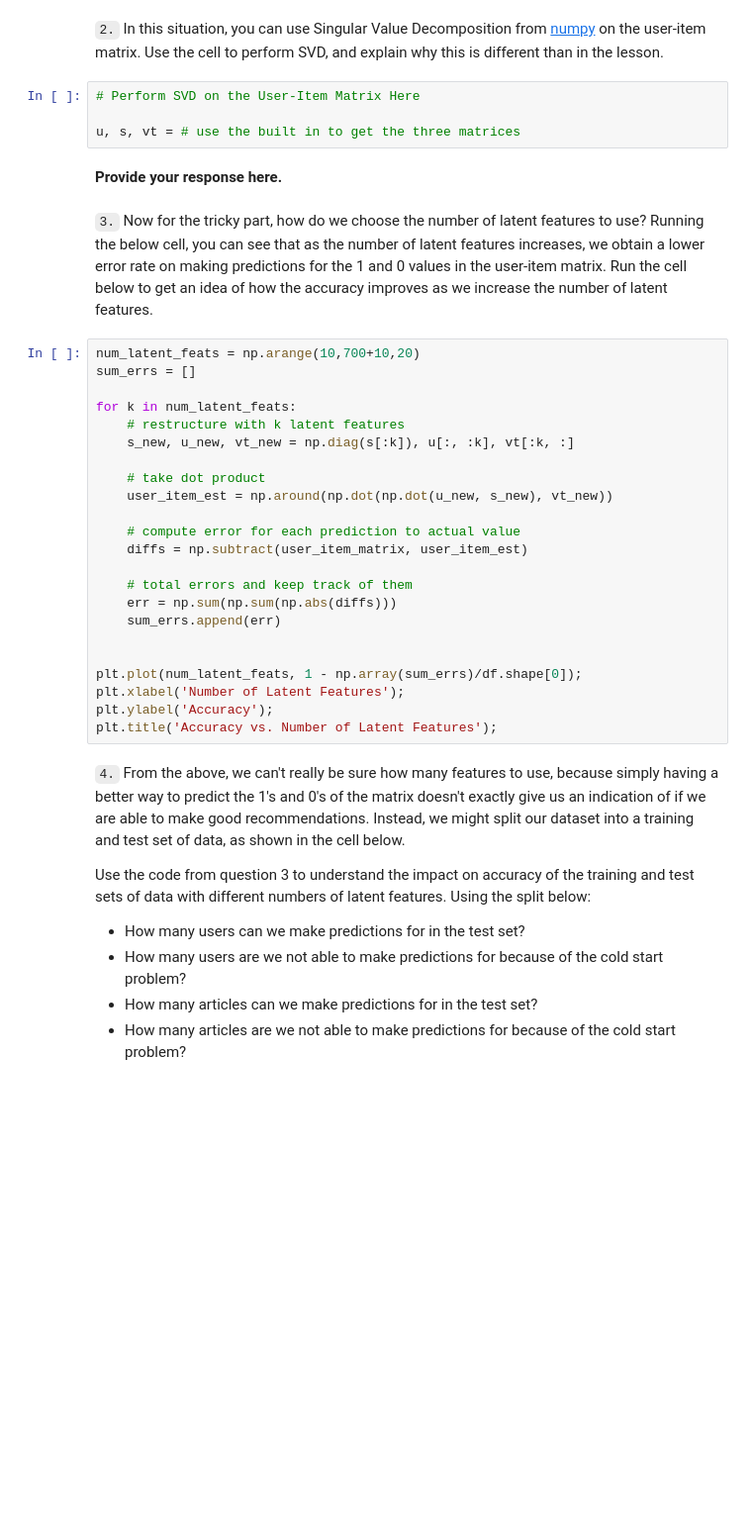
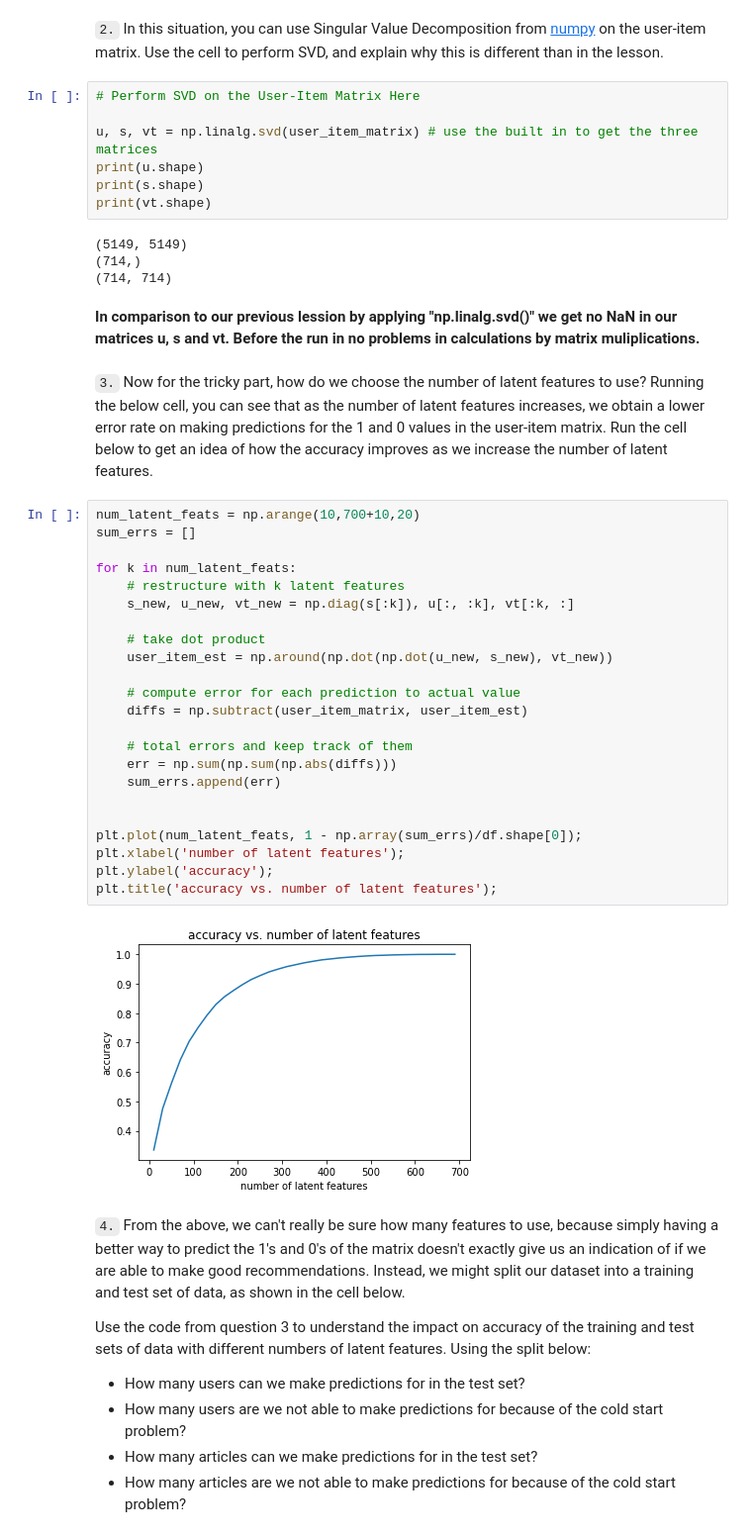
Before and after one commit to andreasschoch/ibm_recommendation, a Jupyter notebook: notebook/Recommendations_with_IBM.ipynb, the cells around one changed output. Shown: that part at 99% size. Saved outputs shown, nothing was run; the diff lists cells and outputs as text; blank space fills up the shorter version.

```diff
--- a/notebook/Recommendations_with_IBM.ipynb
+++ b/notebook/Recommendations_with_IBM.ipynb
@@ -455,34 +1183,43 @@ user_item_matrix.head()
 # %%
 # Perform SVD on the User-Item Matrix Here
 
-u, s, vt = # use the built in to get the three matrices
+u, s, vt = np.linalg.svd(user_item_matrix) # use the built in to get the three matrices
+print(u.shape)
+print(s.shape)
+print(vt.shape)
+# %% [output]
+(5149, 5149)
+(714,)
+(714, 714)
-# %% [markdown]
-**Provide your response here.**
+# %% [markdown]
+**In comparison to our previous lession by applying "np.linalg.svd()" we get no NaN in our matrices u, s and vt. Before the run in no problems in calculations by matrix muliplications.**
 # %% [markdown]
 `3.` Now for the tricky part, how do we choose the number of latent features to use?  Running the below cell, you can see that as the number of latent features increases, we obtain a lower error rate on making predictions for the 1 and 0 values in the user-item matrix.  Run the cell below to get an idea of how the accuracy improves as we increase the number of latent features.
 # %%
 num_latent_feats = np.arange(10,700+10,20)
 sum_errs = []
 
 for k in num_latent_feats:
     # restructure with k latent features
     s_new, u_new, vt_new = np.diag(s[:k]), u[:, :k], vt[:k, :]
 
     # take dot product
     user_item_est = np.around(np.dot(np.dot(u_new, s_new), vt_new))
 
     # compute error for each prediction to actual value
     diffs = np.subtract(user_item_matrix, user_item_est)
 
     # total errors and keep track of them
     err = np.sum(np.sum(np.abs(diffs)))
     sum_errs.append(err)
 
 
 plt.plot(num_latent_feats, 1 - np.array(sum_errs)/df.shape[0]);
-plt.xlabel('Number of Latent Features');
-plt.ylabel('Accuracy');
-plt.title('Accuracy vs. Number of Latent Features');
+plt.xlabel('number of latent features');
+plt.ylabel('accuracy');
+plt.title('accuracy vs. number of latent features');
+# %% [output]
+[figure, added]
 # %% [markdown]
 `4.` From the above, we can't really be sure how many features to use, because simply having a better way to predict the 1's and 0's of the matrix doesn't exactly give us an indication of if we are able to make good recommendations.  Instead, we might split our dataset into a training and test set of data, as shown in the cell below.
 
```
Also changed, not shown: parts of 89 cells of this notebook.
